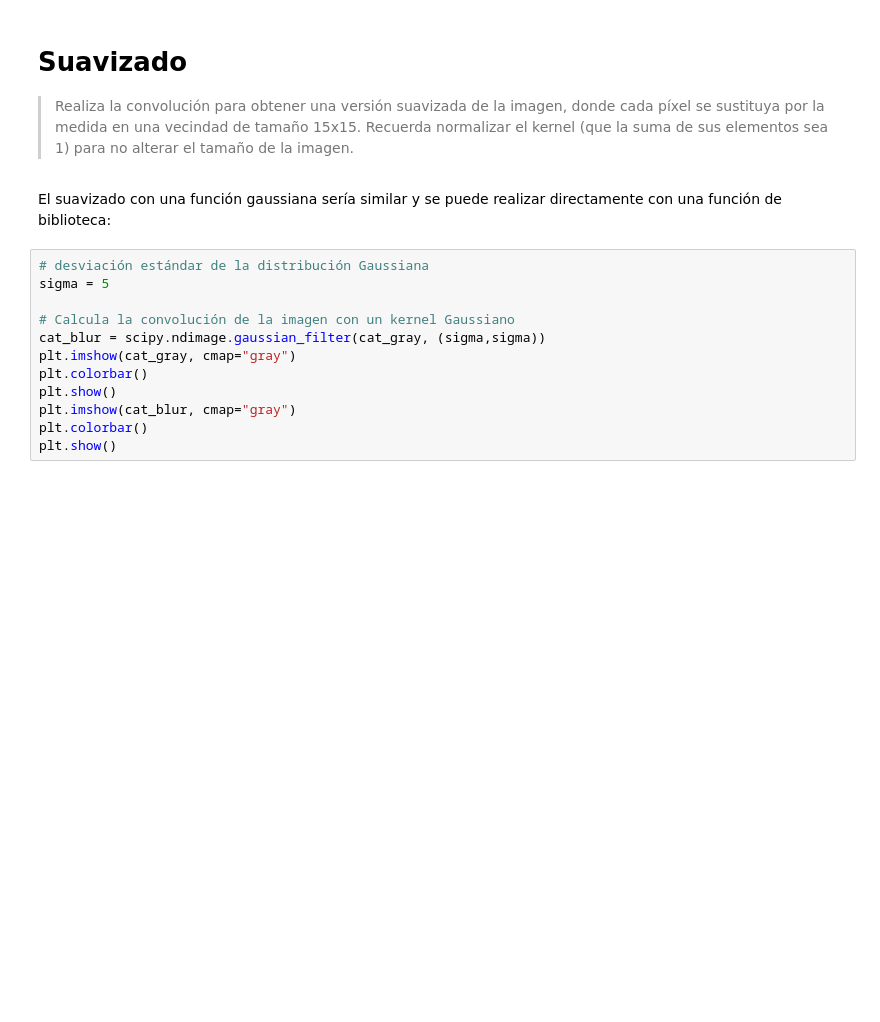
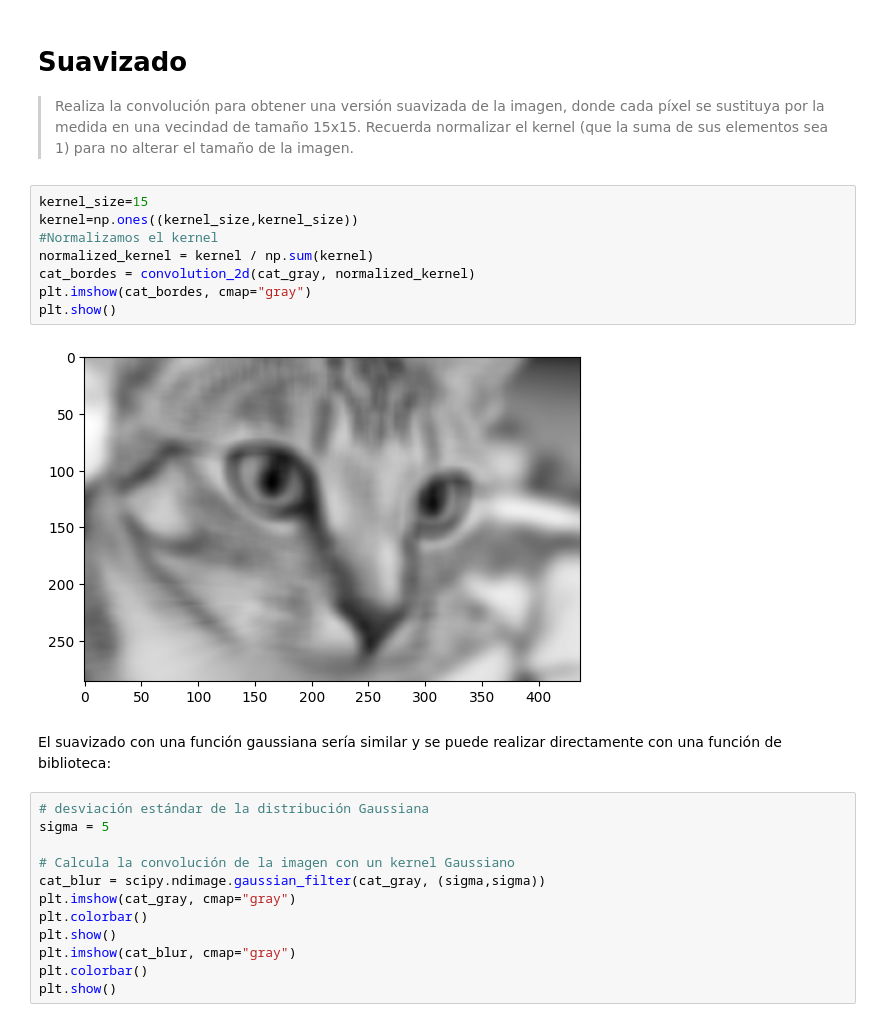
Before and after one commit to revekkadiana/Visi-n_Artificial, a Jupyter notebook: Prac04-Filtros.ipynb, the cells around one changed output. Drawn from its saved outputs; the diff is of its cells as text; blank space fills up the shorter version.

```diff
--- a/Prac04-Filtros.ipynb
+++ b/Prac04-Filtros.ipynb
@@ -133,6 +189,16 @@ np.allclose(cat_edges, cat_edges_scipy)
 # Suavizado
 
 > Realiza la convolución para obtener una versión suavizada de la imagen, donde cada píxel se sustituya por la medida en una vecindad de tamaño 15x15. Recuerda normalizar el kernel (que la suma de sus elementos sea 1) para no alterar el tamaño de la imagen.
+# %%
+kernel_size=15
+kernel=np.ones((kernel_size,kernel_size))
+#Normalizamos el kernel
+normalized_kernel = kernel / np.sum(kernel)
+cat_bordes = convolution_2d(cat_gray, normalized_kernel)
+plt.imshow(cat_bordes, cmap="gray")
+plt.show()
+# %% [output]
+[figure, added]
 # %% [markdown]
 El suavizado con una función gaussiana sería similar y se puede realizar directamente con una función de biblioteca:
 # %%
```
Also changed, not shown: parts of 17 cells of this notebook.
